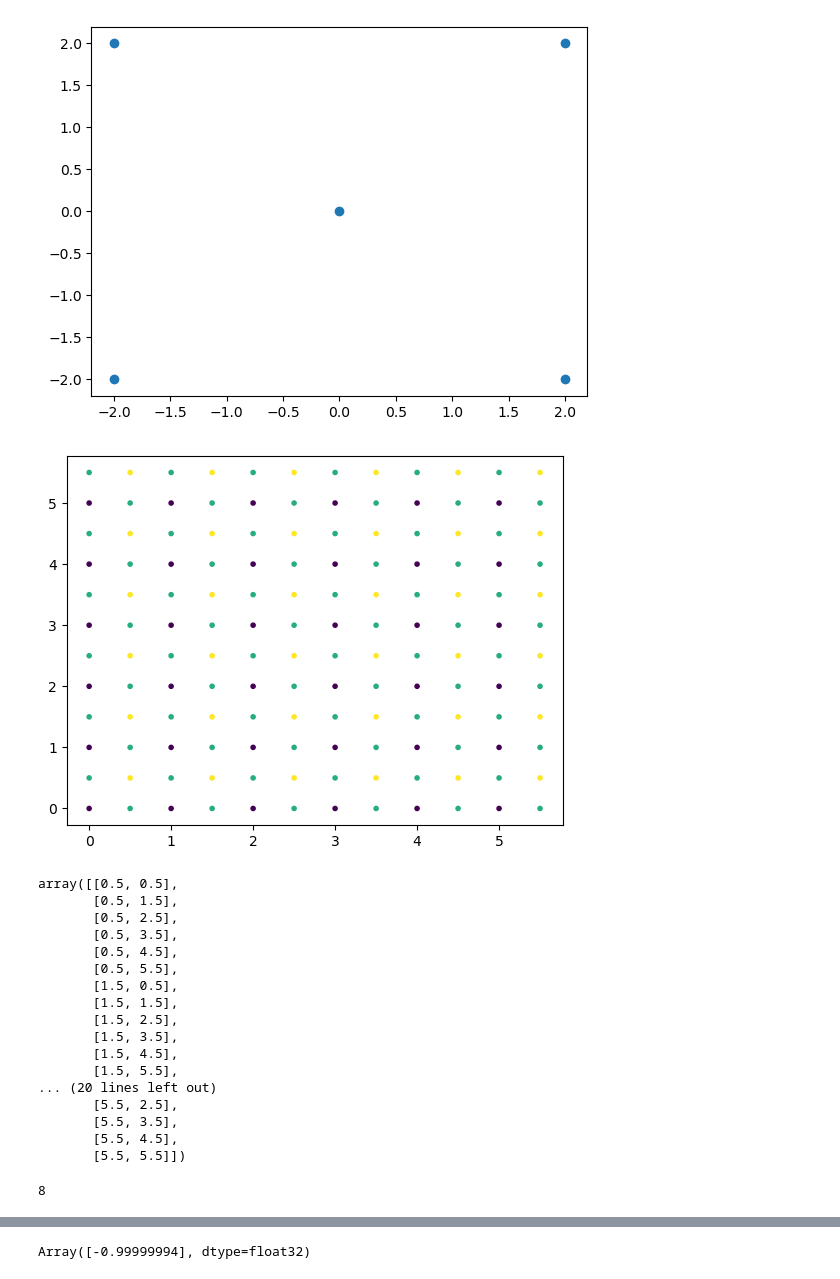
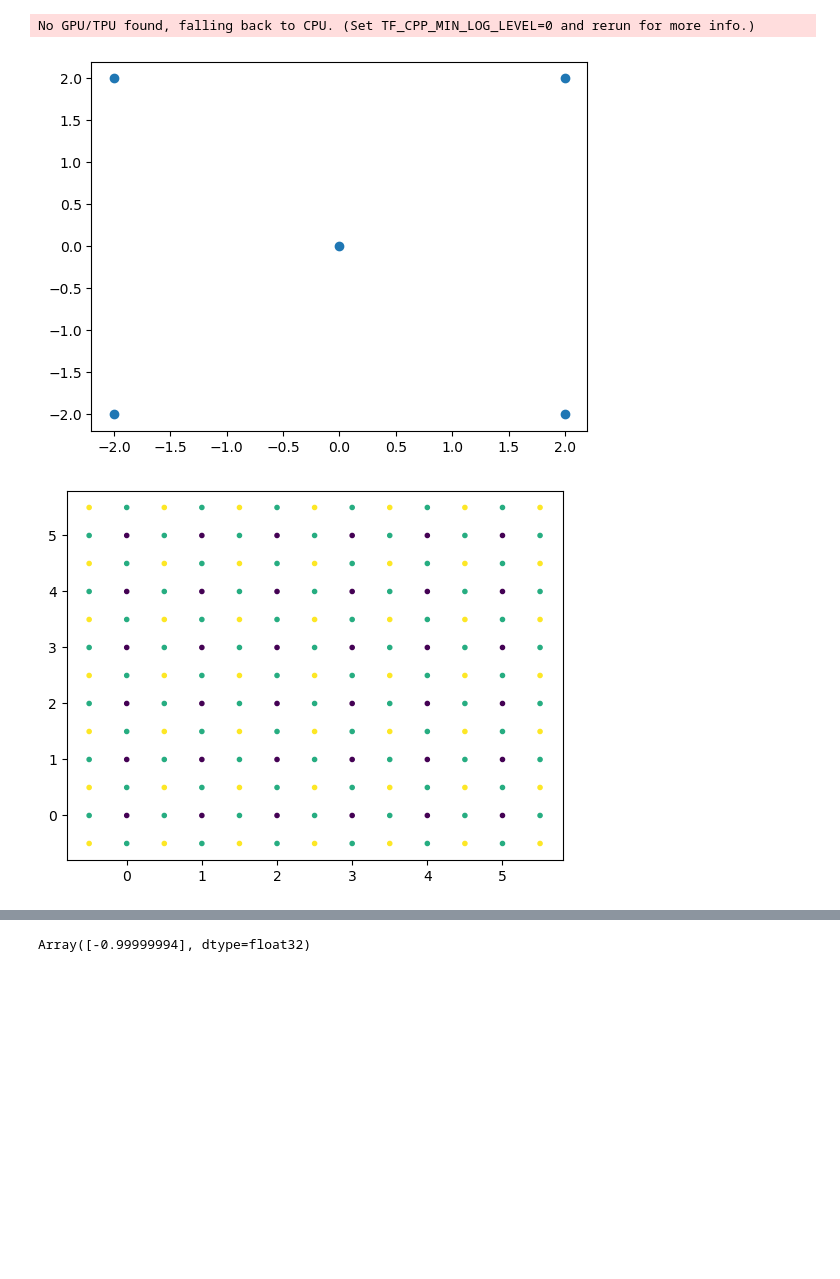
Before and after one commit to jakubMitura14/jax_cpu_experiments_b, a Jupyter notebook: geometric_sv_idea/ideas_geometric_sv.ipynb, the cells around one changed output, grey strips where cells are left out. Cells and saved outputs as stored; diff of their text form; code cells hidden in the pictures; blank space fills up the shorter version.

```diff
--- a/geometric_sv_idea/ideas_geometric_sv.ipynb
+++ b/geometric_sv_idea/ideas_geometric_sv.ipynb
@@ -25,6 +25,12 @@ v_get_contribution_in_axes=jax.vmap(get_contribution_in_axes)
 points_const= jnp.array([[-2.0,-2.0],[-2.0,2.0],[2.0,2.0],[2.0,-2.0]])
 # points_const= jnp.array([[2.0,2.0],[2.0,4.0],[4.0,4.0],[4.0,2.0]])
 attraction_strength=jnp.array([1.0,1.0,1.0,1.0])
+
+def get_4_point_loc(points_const,point_weights):
+    calced=v_get_contribution_in_axes(points_const,point_weights)
+    calced=jnp.sum(to_move,axis=0)
+    return calced
+
 to_move=v_get_contribution_in_axes(points_const,attraction_strength)
 
 
@@ -32,6 +38,7 @@ to_move=v_get_contribution_in_axes(points_const,attraction_strength)
 # to_move=jnp.stack(to_move)
 calced=jnp.sum(to_move,axis=0)
 calced= jnp.expand_dims(calced,axis=0)
+
 points_const= jnp.concatenate([points_const,calced],axis=0)
 X,Y=list(toolz.sandbox.core.unzip(points_const))
 X=list(X)
@@ -42,44 +49,44 @@ plt.show()
 
 # optax.cosine_distance(jnp.array([[2.0,2.0]]),jnp.array([[2.0,2.0]]))
 # %% [output]
+No GPU/TPU found, falling back to CPU. (Set TF_CPP_MIN_LOG_LEVEL=0 and rerun for more info.)
 [figure]
 # %%
 import einops
-
-gridd=einops.rearrange(np.mgrid[0:6, 0:6],'c x y-> (x y) c')
+"""
+grid_b - green
+grid_a - black
+grid_c - yellow
+now we need to
+1) given black are sv centers ; green will move only between centers; yellow will be moved using get_contribution_in_axes
+    we will give some random floats as weights here and observe how it will look like
+2) given some additional points that is not currently in the grid we will want to establish in which sv it is and mark this one in the display
+"""
+r=1
+half_r=r/2
+gridd=einops.rearrange(jnp.mgrid[0:6, 0:6],'c x y-> (x y) c')
+gridd_bigger=einops.rearrange(jnp.mgrid[-1:7, -1:7],'c x y-> x y c')
 # gridd=einops.rearrange(gridd,'(a e d) c-> d e a c', d=2,e=2)
 grid_a_points=gridd
-grid_b_points=np.concatenate([gridd+[0.5,0.0],gridd+[0,0.5]])
-grid_c_points=gridd+[0.5,0.5]
+grid_b_points_x= (gridd_bigger+jnp.array([half_r,0.0]))[0:-1,1:-1,:]
+grid_b_points_y= (gridd_bigger+jnp.array([0,half_r]))[1:-1,0:-1,:]
 
-x=np.concatenate([grid_a_points[:,0],grid_b_points[:,0],grid_c_points[:,0]])
-y=np.concatenate([grid_a_points[:,1],grid_b_points[:,1],grid_c_points[:,1]])
-c= np.concatenate([np.ones_like(grid_a_points[:,1])-0.9,np.ones_like(grid_b_points[:,1])+0.9,np.ones_like(grid_c_points[:,1])+2.0])
-plt.scatter(x,y,s=9.0,c=c)
-plt.show()
+grid_c_points=(gridd_bigger+jnp.array([half_r,half_r]))[0:-1,0:-1,:]
 
-grid_c_points
+grid_b_points_x=einops.rearrange(grid_b_points_x,'x y c-> (x y) c')
+grid_b_points_y=einops.rearrange(grid_b_points_y,'x y c-> (x y) c')
+grid_c_points=einops.rearrange(grid_c_points,'x y c-> (x y) c')
+
+
+def disp_grid(grid_a_points,grid_b_points_x,grid_b_points_y,grid_c_points):
+    grid_b_points= jnp.concatenate([grid_b_points_x,grid_b_points_y])
+    x=jnp.concatenate([grid_a_points[:,0],grid_b_points[:,0],grid_c_points[:,0]])
+    y=jnp.concatenate([grid_a_points[:,1],grid_b_points[:,1],grid_c_points[:,1]])
+    c= jnp.concatenate([jnp.ones_like(grid_a_points[:,1])-0.9,np.ones_like(grid_b_points[:,1])+0.9,np.ones_like(grid_c_points[:,1])+2.0])
+    plt.scatter(x,y,s=9.0,c=c)
+    plt.show()
+
+
+disp_grid(grid_a_points,grid_b_points_x,grid_b_points_y,grid_c_points)
 # %% [output]
-[figure, old version]
+[figure, new version]
-array([[0.5, 0.5],
-       [0.5, 1.5],
-       [0.5, 2.5],
-       [0.5, 3.5],
-       [0.5, 4.5],
-       [0.5, 5.5],
-       [1.5, 0.5],
-       [1.5, 1.5],
-       [1.5, 2.5],
-       [1.5, 3.5],
-       [1.5, 4.5],
-       [1.5, 5.5],
-... (20 lines left out)
-       [5.5, 2.5],
-       [5.5, 3.5],
-       [5.5, 4.5],
-       [5.5, 5.5]])
-# %%
-np.dot([2,2],[2,2])
-np.dot([2,2],[2,2])
-# %% [output]
-8
```
Also changed, not shown: parts of 2 cells of this notebook, 1 other file.
